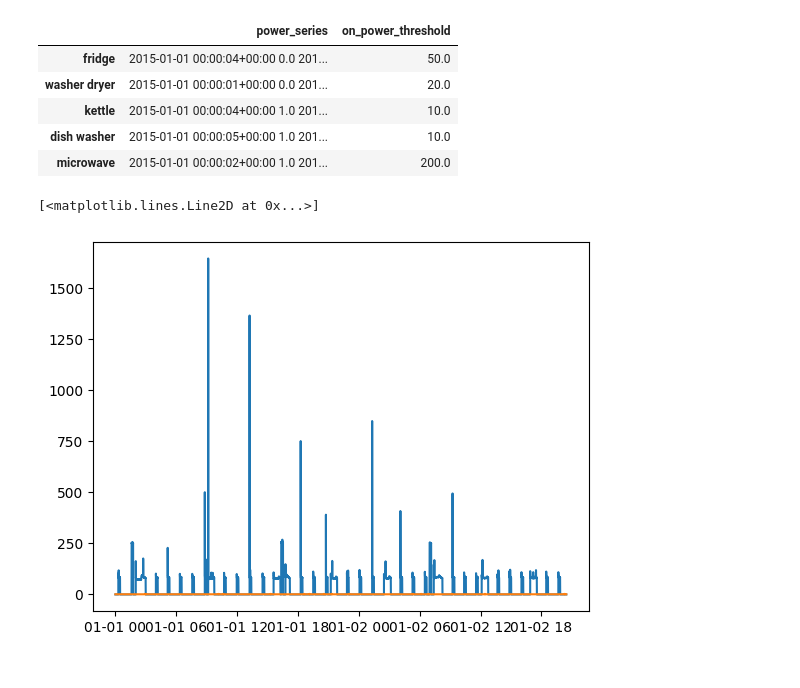
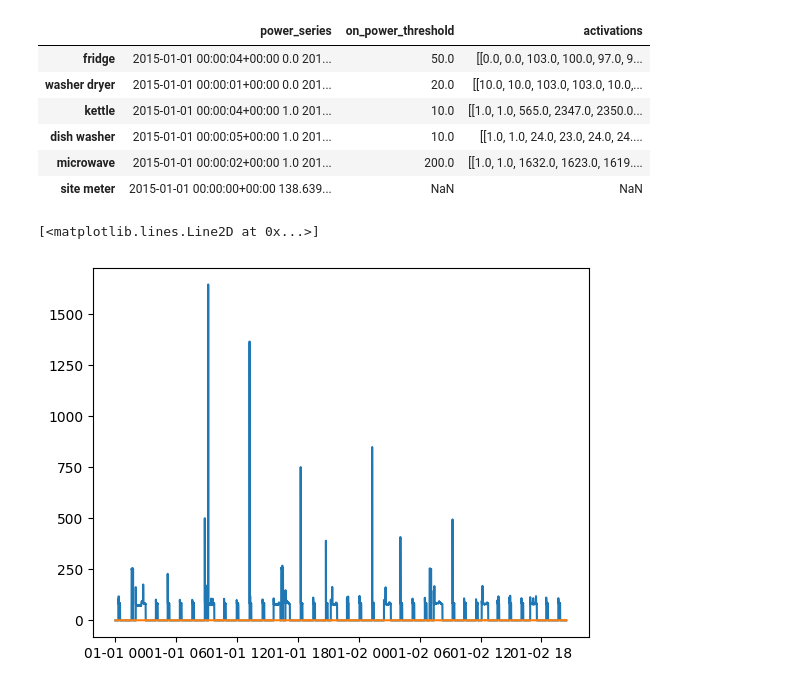
Before and after one commit to MarielTinaco/nilm-tools, a Jupyter notebook: notebooks/Data_Processing_Pipeline.ipynb, the cells around one changed output. Saved outputs shown, nothing was run; the diff lists cells and outputs as text; code cells hidden in the pictures.

```diff
--- a/notebooks/Data_Processing_Pipeline.ipynb
+++ b/notebooks/Data_Processing_Pipeline.ipynb
@@ -22,7 +22,7 @@ from adinilm.io import NilmtkSubsectionExtractor
 UKDALE_BUILDING = 1
 UKDALE_START_TIME = "2015-01-01"
 # END_TIME = "2015-01-15"
-UKDALE_END_TIME = "2015-03-31"
+UKDALE_END_TIME = "2015-01-15"
 
 FRIDGE_FREEZER = "fridge"
 KETTLE = "kettle"
@@ -40,14 +95,15 @@ ext = NilmtkSubsectionExtractor(dataset_path=pathsman.UKDALE_H5_PATH,
                                         "sample_period" : 1,
                                         "resample" : True,})
 # %%
-ext.df.head()
+ext.df.head(6)
 # %% [output]
-|  | power_series | on_power_threshold |
-| fridge | 2015-01-01 00:00:04+00:00 0.0 201... | 50.0 |
-| washer dryer | 2015-01-01 00:00:01+00:00 0.0 201... | 20.0 |
-| kettle | 2015-01-01 00:00:04+00:00 1.0 201... | 10.0 |
-| dish washer | 2015-01-01 00:00:05+00:00 1.0 201... | 10.0 |
-| microwave | 2015-01-01 00:00:02+00:00 1.0 201... | 200.0 |
+|  | power_series | on_power_threshold | activations |
+| fridge | 2015-01-01 00:00:04+00:00 0.0 201... | 50.0 | [[0.0, 0.0, 103.0, 100.0, 97.0, 9... |
+| washer dryer | 2015-01-01 00:00:01+00:00 0.0 201... | 20.0 | [[10.0, 10.0, 103.0, 103.0, 10.0,... |
+| kettle | 2015-01-01 00:00:04+00:00 1.0 201... | 10.0 | [[1.0, 1.0, 565.0, 2347.0, 2350.0... |
+| dish washer | 2015-01-01 00:00:05+00:00 1.0 201... | 10.0 | [[1.0, 1.0, 24.0, 23.0, 24.0, 24.... |
+| microwave | 2015-01-01 00:00:02+00:00 1.0 201... | 200.0 | [[1.0, 1.0, 1632.0, 1623.0, 1619.... |
+| site meter | 2015-01-01 00:00:00+00:00 138.639... | NaN | NaN |
 # %%
 plt.plot(ext.df.loc[FRIDGE_FREEZER, "power_series"].iloc[:160000])
 plt.plot(ext.df.loc[MICROWAVE, "power_series"].iloc[:160000])
```
Also changed, not shown: parts of 10 cells of this notebook.
